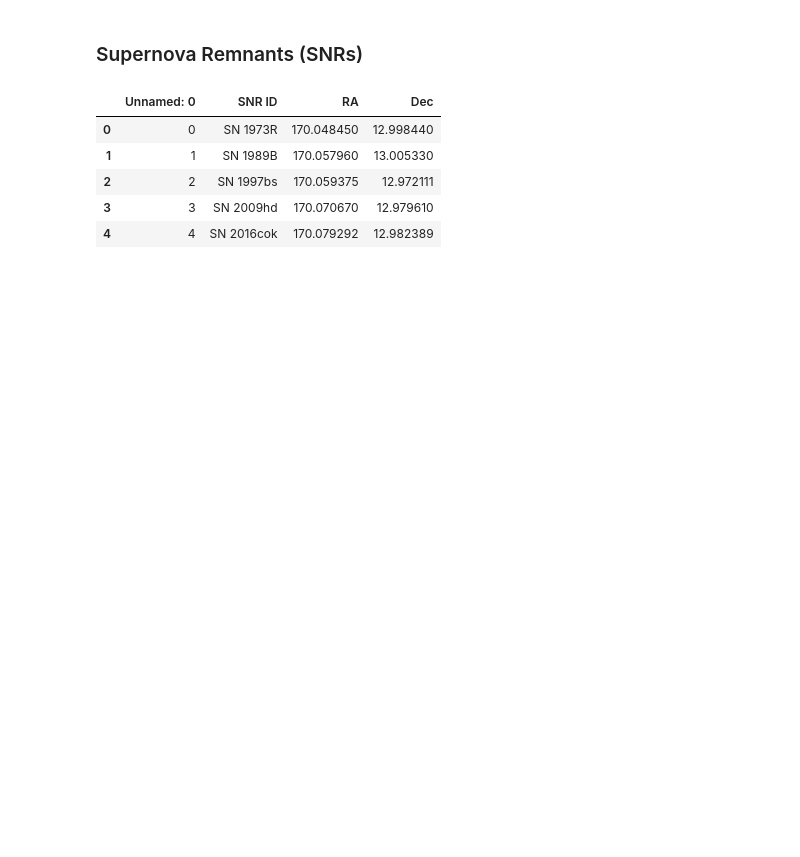
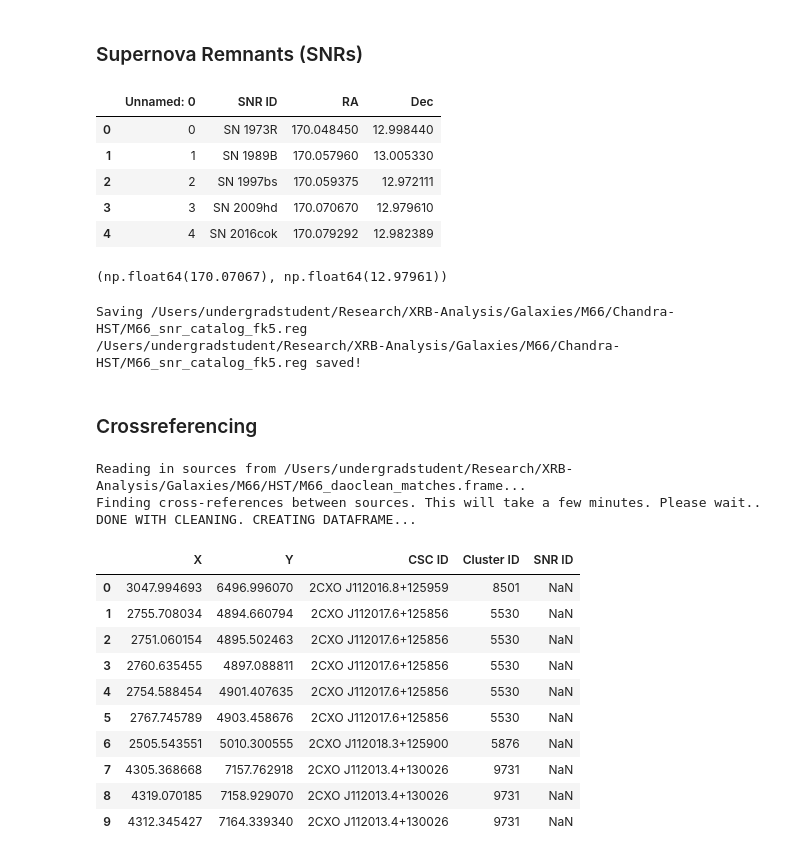
Before and after one commit to devkhullar/querx, a Jupyter notebook: M66_corrected.ipynb, the cells around one changed output. Drawn from its saved outputs; the diff is of its cells as text; code cells hidden in the pictures; blank space fills up the shorter version.

Commit message:
Complete identification optical counterparts to X-ray Sources

```diff
--- a/M66_corrected.ipynb
+++ b/M66_corrected.ipynb
@@ -667,3 +707,42 @@ snr_catalog
 | 2 | 2 | SN 1997bs | 170.059375 | 12.972111 |
 | 3 | 3 | SN 2009hd | 170.070670 | 12.979610 |
 | 4 | 4 | SN 2016cok | 170.079292 | 12.982389 |
+# %%
+snr_catalog['RA'][3], snr_catalog['Dec'][3]
+# %% [output]
+(np.float64(170.07067), np.float64(12.97961))
+# %%
+WriteReg(snr_catalog, idheader='SNR ID', coordsys='fk5',
+        coordheads=['RA', 'Dec'], outfile=chandra_hst_dir+'M66_snr_catalog_fk5.reg',
+        radius=0.25, radunit='arcsec')
+
+# Creating an img region file using ds9
+# %% [output]
+Saving /Users/undergradstudent/Research/XRB-Analysis/Galaxies/M66/Chandra-HST/M66_snr_catalog_fk5.reg
+/Users/undergradstudent/Research/XRB-Analysis/Galaxies/M66/Chandra-HST/M66_snr_catalog_fk5.reg saved!
+# %% [markdown]
+### Crossreferencing
+# %%
+cd(chandra_hst_dir)
+DaoCleanMatch = LoadSources(hstdir+'M66_daoclean_matches.frame')
+regions = ['M66_cluster_catalog_img.reg', 'M66_snr_catalog_img.reg']
+catalog = Crossref(DaoCleanMatch, regions=regions, catalogs=['Cluster','SNR'],
+        coordsys='image', coordheads=['X', 'Y'], search_radius=10, sourceid='CSC ID',
+        outfile='M66_cluster_snr.frame')
+
+Find(catalog, "Cluster ID != NaN")
+# %% [output]
+Reading in sources from /Users/undergradstudent/Research/XRB-Analysis/Galaxies/M66/HST/M66_daoclean_matches.frame...
+Finding cross-references between sources. This will take a few minutes. Please wait..
+DONE WITH CLEANING. CREATING DATAFRAME...
+|  | X | Y | CSC ID | Cluster ID | SNR ID |
+| 0 | 3047.994693 | 6496.996070 | 2CXO J112016.8+125959 | 8501 | NaN |
+| 1 | 2755.708034 | 4894.660794 | 2CXO J112017.6+125856 | 5530 | NaN |
+| 2 | 2751.060154 | 4895.502463 | 2CXO J112017.6+125856 | 5530 | NaN |
+| 3 | 2760.635455 | 4897.088811 | 2CXO J112017.6+125856 | 5530 | NaN |
+| 4 | 2754.588454 | 4901.407635 | 2CXO J112017.6+125856 | 5530 | NaN |
+| 5 | 2767.745789 | 4903.458676 | 2CXO J112017.6+125856 | 5530 | NaN |
+| 6 | 2505.543551 | 5010.300555 | 2CXO J112018.3+125900 | 5876 | NaN |
+| 7 | 4305.368668 | 7157.762918 | 2CXO J112013.4+130026 | 9731 | NaN |
+| 8 | 4319.070185 | 7158.929070 | 2CXO J112013.4+130026 | 9731 | NaN |
+| 9 | 4312.345427 | 7164.339340 | 2CXO J112013.4+130026 | 9731 | NaN |
```
Also changed, not shown: parts of 7 cells of this notebook.
